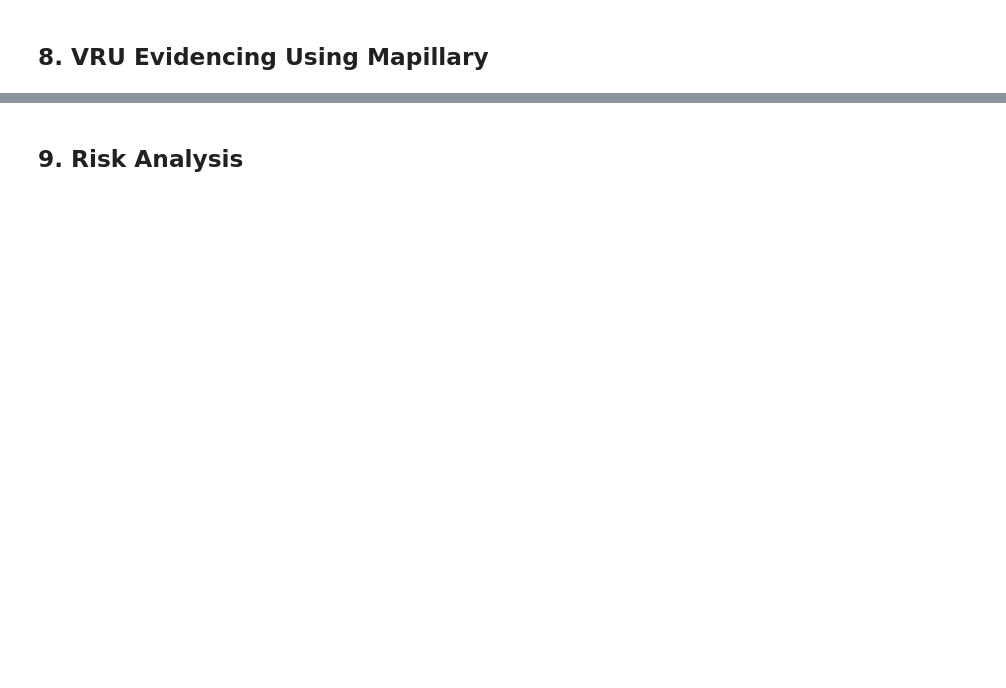
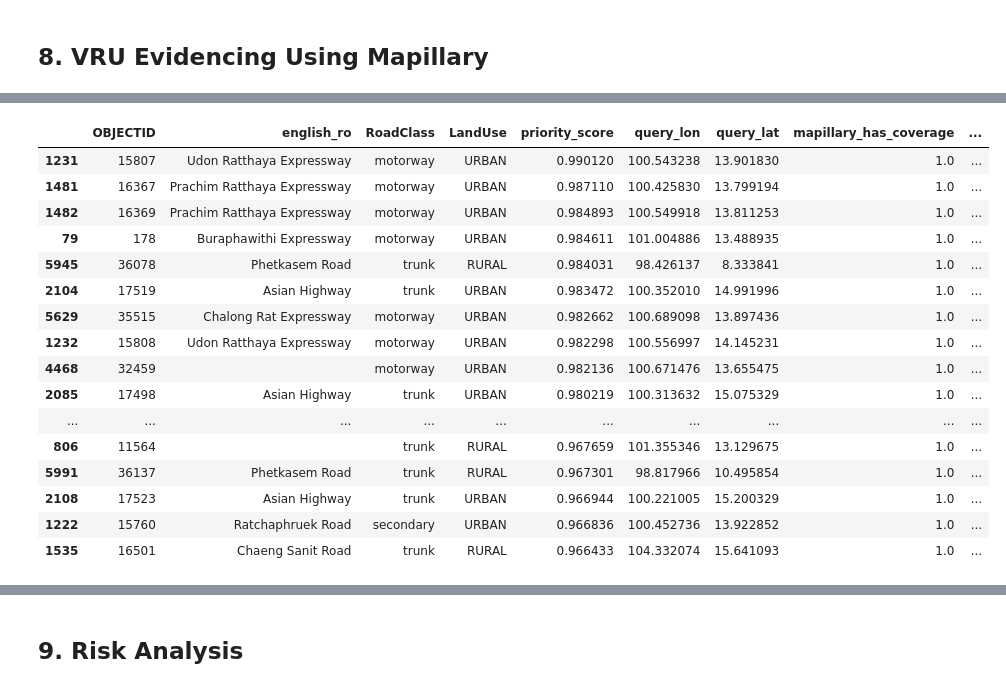
Before and after one commit to markdoma/adb-speed-safe-challenge, a Jupyter notebook: notebooks/safe_speed_adb_challenge_starter.ipynb, the cells around one changed output, grey strips where cells are left out. Drawn from its saved outputs; the diff is of its cells as text; code cells hidden in the pictures; blank space fills up the shorter version.

Commit message:
add CV - YOLO to detect VRUs

```diff
--- a/notebooks/safe_speed_adb_challenge_starter.ipynb
+++ b/notebooks/safe_speed_adb_challenge_starter.ipynb
@@ -49,9 +49,13 @@ export_priority_segments = safe_speed_risk.export_priority_segments
 summarize_speed_risk = safe_speed_risk.summarize_speed_risk
 add_street_image_query_points = vru_evidence.add_street_image_query_points
 add_vru_exposure_features = vru_evidence.add_vru_exposure_features
+apply_cv_context_to_evidence = vru_evidence.apply_cv_context_to_evidence
 build_mapillary_vru_evidence_cache = vru_evidence.build_mapillary_vru_evidence_cache
 build_segment_vru_check = vru_evidence.build_segment_vru_check
+detect_vru_context_with_cv = vru_evidence.detect_vru_context_with_cv
+load_cv_model = vru_evidence.load_cv_model
 DEFAULT_VRU_EXPOSURE_WEIGHTS = vru_evidence.DEFAULT_VRU_EXPOSURE_WEIGHTS
+run_yolo_on_evidence_cache = vru_evidence.run_yolo_on_evidence_cache
 setup_mapillary_client = vru_evidence.setup_mapillary_client
 vru_status_summary = vru_evidence.vru_status_summary
 
@@ -194,0 +317,73 @@ else:
+# %%
+VRU_EVIDENCE_PATH = DATA_DIR / 'mapillary_vru_evidence.csv'
+MAPILLARY_IMAGE_DIR = DATA_DIR / 'mapillary_thumbnails'
+# Rebuild to cache all Mapillary images per segment. Set both False to reuse an existing cache.
+BUILD_MAPILLARY_CACHE = True
+OVERWRITE_MAPILLARY_CACHE = True
+MAPILLARY_CACHE_TOP_N = 50
+MAPILLARY_SEARCH_RADIUS_M = 100
+# None means cache every Mapillary image returned for each segment; set an int to cap it.
+MAPILLARY_IMAGES_PER_SEGMENT = None
+
+# YOLO CV detection. Requires `pip install -r requirements.txt`; first run may download model weights.
+RUN_YOLO_CV = True
+YOLO_MODEL_NAME = 'yolov8n.pt'
+YOLO_CONFIDENCE_THRESHOLD = 0.25
+# None means run YOLO on every cached image; set an int for quick tests.
+YOLO_CV_LIMIT = None
+RETRY_FAILED_THUMBNAIL_DOWNLOADS = False
+
+mly = setup_mapillary_client(PROJECT_ROOT)
+
+if BUILD_MAPILLARY_CACHE and (OVERWRITE_MAPILLARY_CACHE or not VRU_EVIDENCE_PATH.exists()):
+    cache = build_mapillary_vru_evidence_cache(
+        prioritized,
+        evidence_path=VRU_EVIDENCE_PATH,
+        mly=mly,
+        top_n=MAPILLARY_CACHE_TOP_N,
+        radius_m=MAPILLARY_SEARCH_RADIUS_M,
+        max_images_per_segment=MAPILLARY_IMAGES_PER_SEGMENT,
+    )
+    print(f'Wrote Mapillary evidence cache: {VRU_EVIDENCE_PATH}')
+    display(cache.head())
+elif VRU_EVIDENCE_PATH.exists():
+    print(f'Using existing Mapillary evidence cache: {VRU_EVIDENCE_PATH}')
+    display(pd.read_csv(VRU_EVIDENCE_PATH).head())
+else:
+    print('Mapillary cache not built. Set BUILD_MAPILLARY_CACHE = True to create it from the API.')
+
+if RUN_YOLO_CV and VRU_EVIDENCE_PATH.exists():
+    try:
+        cv_cache = run_yolo_on_evidence_cache(
+            VRU_EVIDENCE_PATH,
+            image_dir=MAPILLARY_IMAGE_DIR,
+            model_name=YOLO_MODEL_NAME,
+            confidence_threshold=YOLO_CONFIDENCE_THRESHOLD,
+            limit=YOLO_CV_LIMIT,
+            retry_failed_downloads=RETRY_FAILED_THUMBNAIL_DOWNLOADS,
+        )
+        print(f'Updated evidence cache with YOLO labels: {VRU_EVIDENCE_PATH}')
+        download_summary = cv_cache.attrs.get('thumbnail_download_summary', {})
+        if download_summary:
+            print(f'Thumbnail download summary: {download_summary}')
+        cv_cols = [c for c in ['OBJECTID', 'local_image_path', 'cv_detected_labels', 'cv_detection_count', 'pedestrian_activity_visible', 'transit_stop_context', 'crossing_present', 'school_context', 'market_context'] if c in cv_cache.columns]
+        display(cv_cache[cv_cols].head())
+    except ModuleNotFoundError as exc:
+        print(f'YOLO skipped: {exc}')
+    except Exception as exc:
+        print(f'YOLO failed: {exc}')
+
+vru_segment_check = build_segment_vru_check(prioritized, VRU_EVIDENCE_PATH)
+if vru_segment_check.empty:
+    print('VRU segment check will run after prioritized segments are available.')
+else:
+    review_cols = [c for c in [
+        'OBJECTID', 'english_ro', 'RoadClass', 'LandUse', 'priority_score',
+        'query_lon', 'query_lat', 'mapillary_has_coverage', 'mapillary_image_count',
+        'vru_presence_status', 'vru_signal_count', 'vru_check_action',
+        'mapillary_images_cached', 'mapillary_thumbnail_url', 'cv_detected_labels', 'cv_detection_count',
+    ] if c in vru_segment_check.columns]
+    sort_col = 'priority_score' if 'priority_score' in vru_segment_check.columns else 'OBJECTID'
+    display(vru_segment_check.sort_values(sort_col, ascending=False)[review_cols].head(50))
+    display(vru_status_summary(vru_segment_check))
+# %% [output]
@@ -194,0 +398,17 @@ else:
+|  | OBJECTID | english_ro | RoadClass | LandUse | priority_score | query_lon | query_lat | mapillary_has_coverage | ... |
+| 1231 | 15807 | Udon Ratthaya Expressway | motorway | URBAN | 0.990120 | 100.543238 | 13.901830 | 1.0 | ... |
+| 1481 | 16367 | Prachim Ratthaya Expressway | motorway | URBAN | 0.987110 | 100.425830 | 13.799194 | 1.0 | ... |
+| 1482 | 16369 | Prachim Ratthaya Expressway | motorway | URBAN | 0.984893 | 100.549918 | 13.811253 | 1.0 | ... |
+| 79 | 178 | Buraphawithi Expressway | motorway | URBAN | 0.984611 | 101.004886 | 13.488935 | 1.0 | ... |
+| 5945 | 36078 | Phetkasem Road | trunk | RURAL | 0.984031 | 98.426137 | 8.333841 | 1.0 | ... |
+| 2104 | 17519 | Asian Highway | trunk | URBAN | 0.983472 | 100.352010 | 14.991996 | 1.0 | ... |
+| 5629 | 35515 | Chalong Rat Expressway | motorway | URBAN | 0.982662 | 100.689098 | 13.897436 | 1.0 | ... |
+| 1232 | 15808 | Udon Ratthaya Expressway | motorway | URBAN | 0.982298 | 100.556997 | 14.145231 | 1.0 | ... |
+| 4468 | 32459 |  | motorway | URBAN | 0.982136 | 100.671476 | 13.655475 | 1.0 | ... |
+| 2085 | 17498 | Asian Highway | trunk | URBAN | 0.980219 | 100.313632 | 15.075329 | 1.0 | ... |
+| ... | ... | ... | ... | ... | ... | ... | ... | ... | ... |
+| 806 | 11564 |  | trunk | RURAL | 0.967659 | 101.355346 | 13.129675 | 1.0 | ... |
+| 5991 | 36137 | Phetkasem Road | trunk | RURAL | 0.967301 | 98.817966 | 10.495854 | 1.0 | ... |
+| 2108 | 17523 | Asian Highway | trunk | URBAN | 0.966944 | 100.221005 | 15.200329 | 1.0 | ... |
+| 1222 | 15760 | Ratchaphruek Road | secondary | URBAN | 0.966836 | 100.452736 | 13.922852 | 1.0 | ... |
+| 1535 | 16501 | Chaeng Sanit Road | trunk | RURAL | 0.966433 | 104.332074 | 15.641093 | 1.0 | ... |
```
Also changed, not shown: parts of 10 cells of this notebook, 51 other files.
